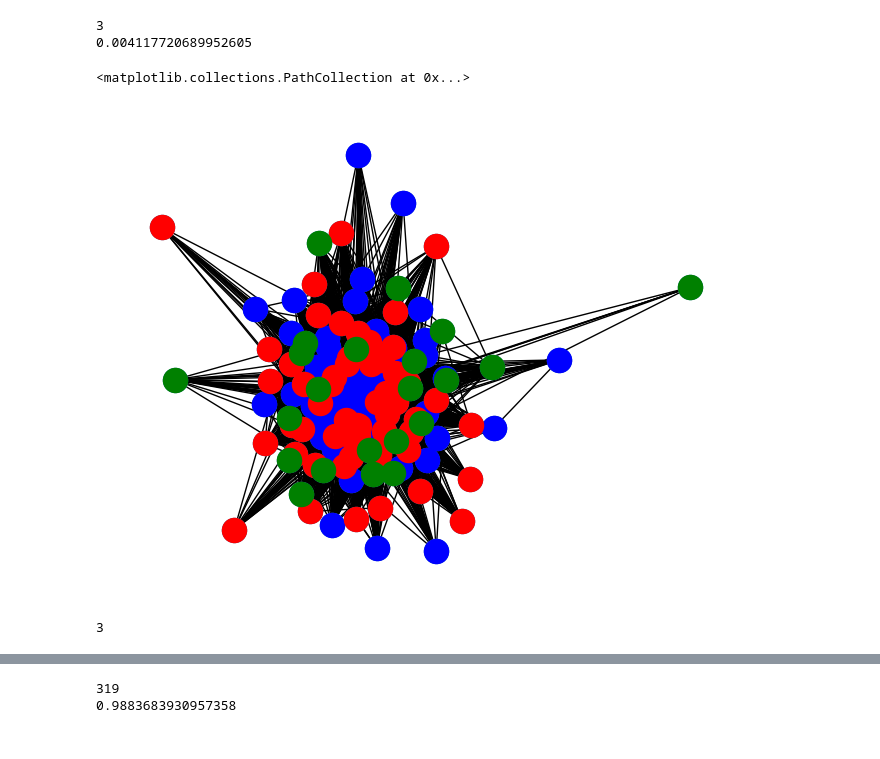
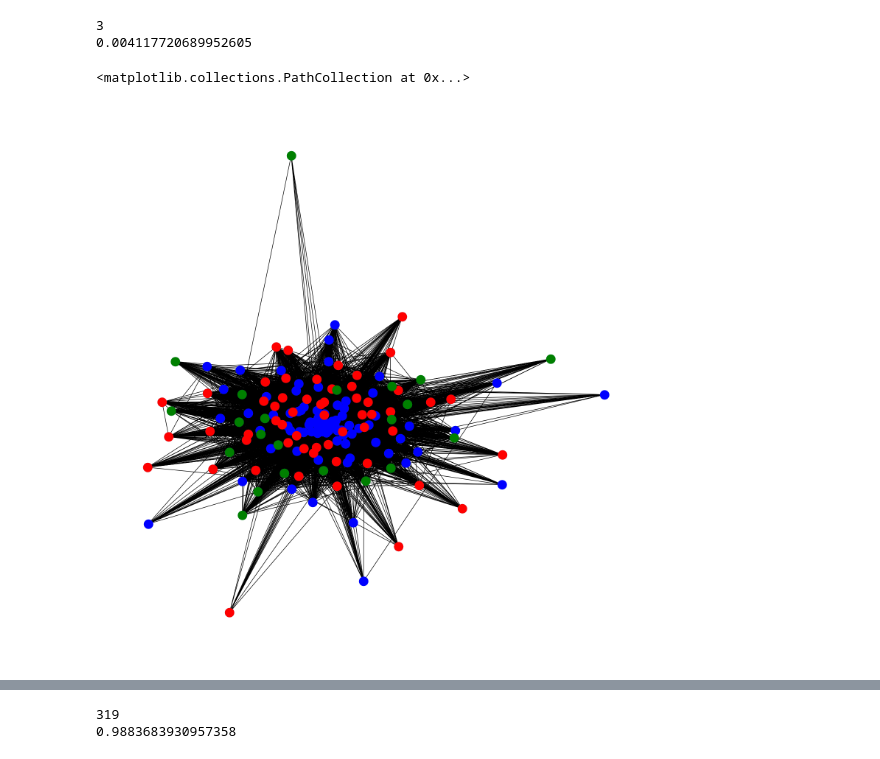
Before and after one commit to samuel-bazinet/grocery_network, a Jupyter notebook: grocery_network.ipynb, the cells around one changed output, grey strips where cells are left out. Saved outputs shown, nothing was run; the diff lists cells and outputs as text; code cells hidden in the pictures.

Commit message:
Add nice image and updated grovery network

```diff
--- a/grocery_network.ipynb
+++ b/grocery_network.ipynb
@@ -78,10 +79,11 @@ print(nx.community.modularity(G_i, communities_i))
 # %%
 pos_i = nx.spring_layout(G_i, weight='weight')
 # %%
+plt.figure(figsize=(15, 15))
 nx.draw(G_i, pos_i)
 nx.draw_networkx_nodes(G_i, pos_i, nodelist=communities_i[0], node_color='b')
 nx.draw_networkx_nodes(G_i, pos_i, nodelist=communities_i[1], node_color='r')
 nx.draw_networkx_nodes(G_i, pos_i, nodelist=communities_i[2], node_color='g')
 # %% [output]
 <matplotlib.collections.PathCollection at 0x...>
-[figure, old version]
+[figure, new version]
@@ -90,4 +89,0 @@ louvain_comm_i = nx.community.louvain_communities(G_i)
-# %%
-print(len(louvain_comm_i))
-# %% [output]
-3
```
Also changed, not shown: parts of 21 cells of this notebook, 1 other file.
